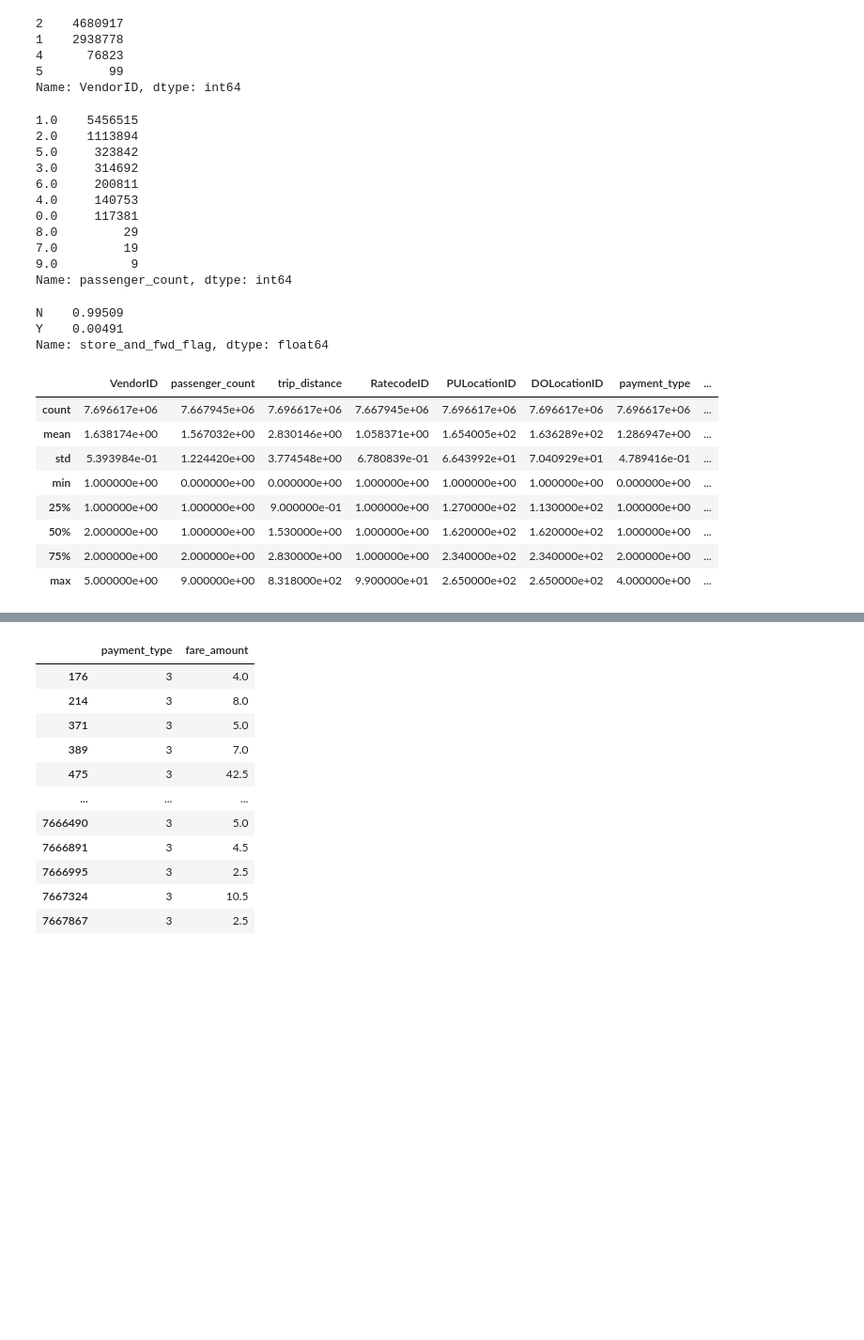
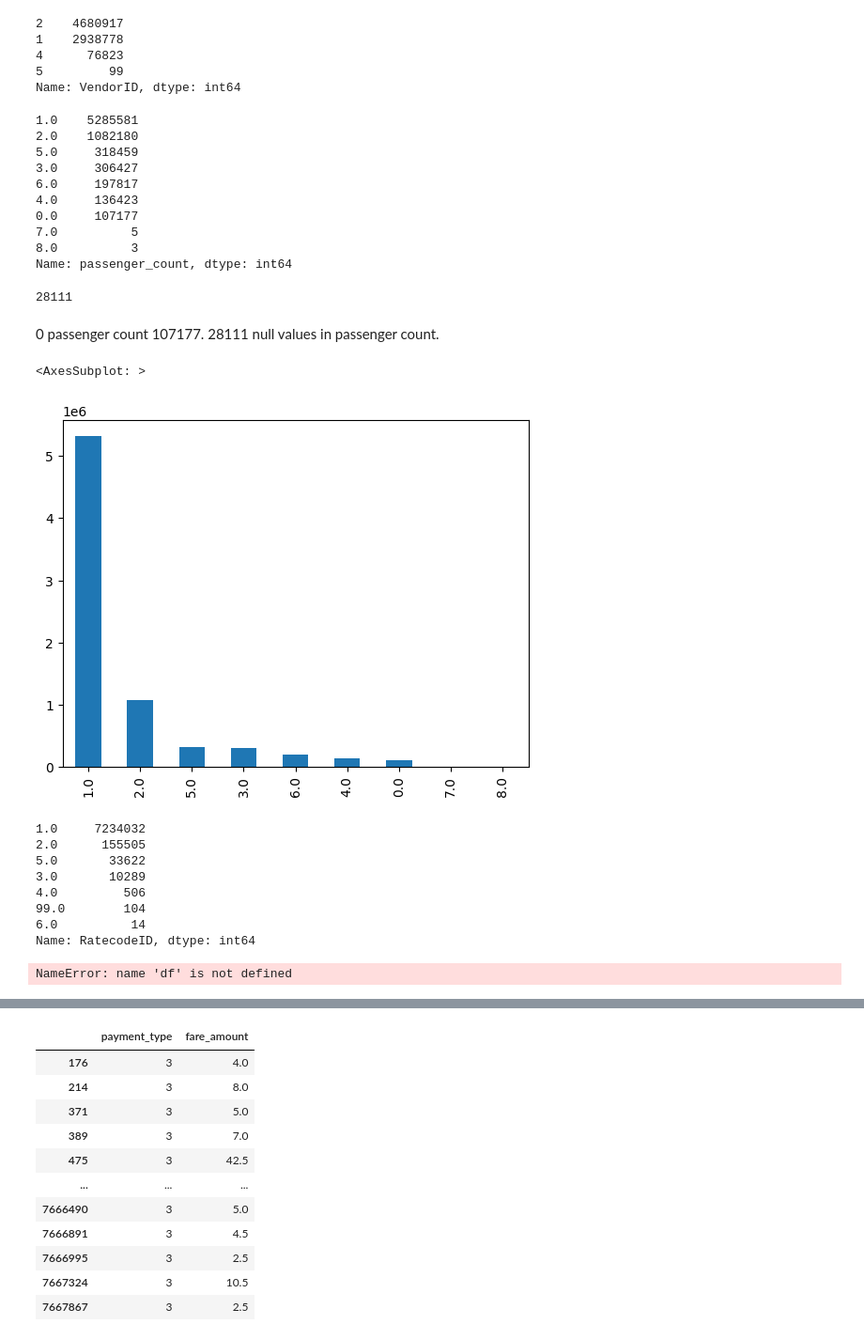
Before and after one commit to satyam-gaikwad/wheres-my-taxi, a Jupyter notebook: initial-development.ipynb, the cells around one changed output, grey strips where cells are left out. Shown: that part at 94% size. Saved outputs shown, nothing was run; the diff lists cells and outputs as text; code cells hidden in the pictures; blank space fills up the shorter version.

```diff
--- a/initial-development.ipynb
+++ b/initial-development.ipynb
@@ -64,0 +154,2 @@ df.isnull().sum()
+# %%
+df = pd.read_pickle('pickled_parquet_1.pkl')
@@ -64,0 +158,4 @@ df.isnull().sum()
+# %%
+df['PUday'] = df.tpep_pickup_datetime.dt.day_name()
+df['DOday'] = df.tpep_dropoff_datetime.dt.day_name()
+#not adding parenthesis in above cell created object type of day name
@@ -73,20 +214,39 @@ Name: VendorID, dtype: int64
 # %%
 df['passenger_count'].value_counts()
 # %% [output]
-1.0    5456515
-2.0    1113894
-5.0     323842
-3.0     314692
-6.0     200811
-4.0     140753
-0.0     117381
-8.0         29
-7.0         19
-9.0          9
+1.0    5285581
+2.0    1082180
+5.0     318459
+3.0     306427
+6.0     197817
+4.0     136423
+0.0     107177
+7.0          5
+8.0          3
 Name: passenger_count, dtype: int64
+# %%
+df.passenger_count.isnull().sum()
+# %% [output]
+28111
+# %% [markdown]
+0 passenger count 107177. 28111 null values in passenger count.
+# %%
+#autofill passenger count as 1 if NAN
+
+df.passenger_count = df.passenger_count.fillna(1)
+# %%
+df['passenger_count'].value_counts().plot.bar()
+# %% [output]
+<AxesSubplot: >
+[figure, added]
 # %%
-df['store_and_fwd_flag'].value_counts(normalize=True)
+df['RatecodeID'].value_counts()
 # %% [output]
-N    0.99509
-Y    0.00491
-Name: store_and_fwd_flag, dtype: float64
+1.0     7234032
+2.0      155505
+5.0       33622
+3.0       10289
+4.0         506
+99.0        104
+6.0          14
+Name: RatecodeID, dtype: int64
@@ -107,12 +252,0 @@ df['duration'] = (df['tpep_dropoff_datetime']-df['tpep_pickup_datetime'])
-# %%
-df.describe()
-# %% [output]
-|  | VendorID | passenger_count | trip_distance | RatecodeID | PULocationID | DOLocationID | payment_type | ... |
-| count | 7.696617e+06 | 7.667945e+06 | 7.696617e+06 | 7.667945e+06 | 7.696617e+06 | 7.696617e+06 | 7.696617e+06 | ... |
-| mean | 1.638174e+00 | 1.567032e+00 | 2.830146e+00 | 1.058371e+00 | 1.654005e+02 | 1.636289e+02 | 1.286947e+00 | ... |
-| std | 5.393984e-01 | 1.224420e+00 | 3.774548e+00 | 6.780839e-01 | 6.643992e+01 | 7.040929e+01 | 4.789416e-01 | ... |
-| min | 1.000000e+00 | 0.000000e+00 | 0.000000e+00 | 1.000000e+00 | 1.000000e+00 | 1.000000e+00 | 0.000000e+00 | ... |
-| 25% | 1.000000e+00 | 1.000000e+00 | 9.000000e-01 | 1.000000e+00 | 1.270000e+02 | 1.130000e+02 | 1.000000e+00 | ... |
-| 50% | 2.000000e+00 | 1.000000e+00 | 1.530000e+00 | 1.000000e+00 | 1.620000e+02 | 1.620000e+02 | 1.000000e+00 | ... |
-| 75% | 2.000000e+00 | 2.000000e+00 | 2.830000e+00 | 1.000000e+00 | 2.340000e+02 | 2.340000e+02 | 2.000000e+00 | ... |
-| max | 5.000000e+00 | 9.000000e+00 | 8.318000e+02 | 9.900000e+01 | 2.650000e+02 | 2.650000e+02 | 4.000000e+00 | ... |
@@ -130,0 +253,4 @@ df1.passenger_count = df1.passenger_count.fillna(1)
+# %%
+df.RatecodeID>6
+# %% [output]
+NameError: name 'df' is not defined
```
Also changed, not shown: parts of 31 cells of this notebook.
